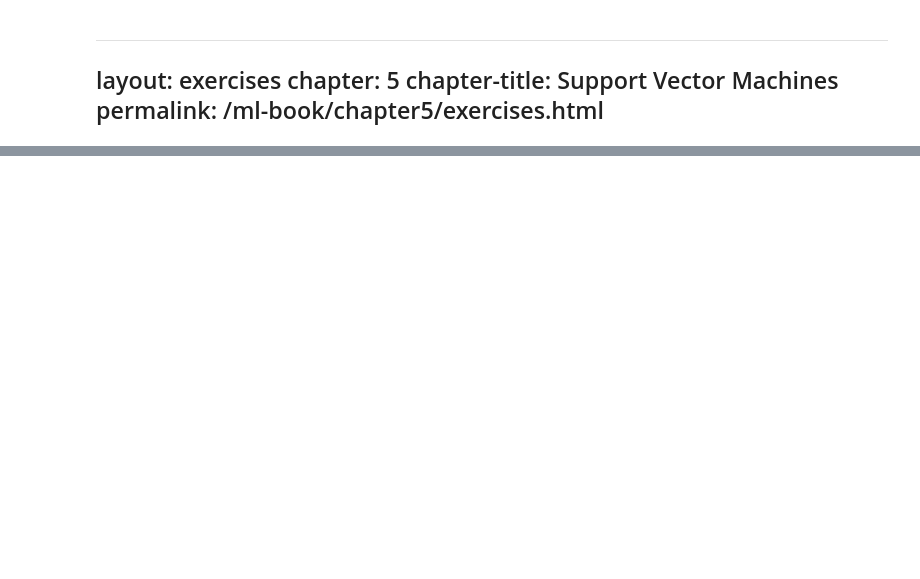
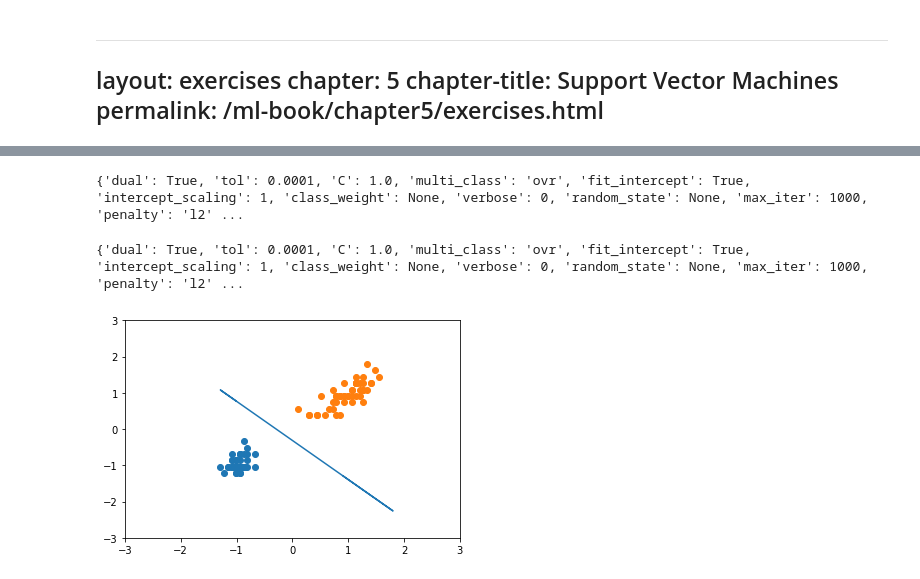
Before and after one commit to rileypeterson/ML, a Jupyter notebook: chapter5/exercises.ipynb, the cells around one changed output, grey strips where cells are left out. Drawn from its saved outputs; the diff is of its cells as text; code cells hidden in the pictures; blank space fills up the shorter version.

```diff
--- a/chapter5/exercises.ipynb
+++ b/chapter5/exercises.ipynb
@@ -316,0 +70,31 @@ True
+# %%
+from sklearn.svm import LinearSVC
+from sklearn.pipeline import make_pipeline
+from sklearn.preprocessing import StandardScaler
+
+X = X[y <= 1][:, [2, 3]]
+y = y[y <= 1]
+
+lsvc_clf = make_pipeline(StandardScaler(), LinearSVC())
+lsvc_clf.fit(X, y)
+print(lsvc_clf.named_steps['linearsvc'].__dict__)
+# %% [output]
+{'dual': True, 'tol': 0.0001, 'C': 1.0, 'multi_class': 'ovr', 'fit_intercept': True, 'intercept_scaling': 1, 'class_weight': None, 'verbose': 0, 'random_state': None, 'max_iter': 1000, 'penalty': 'l2' ...
+# %%
+X_scl = StandardScaler().fit_transform(X)
+clf = LinearSVC()
+clf.fit(X_scl, y)
+plt.scatter(X_scl[y == 0][:, 0], X_scl[y == 0][:, 1])
+plt.scatter(X_scl[y == 1][:, 0], X_scl[y == 1][:, 1])
+a = -clf.coef_[0][0] / clf.coef_[0][1]
+b = -clf.intercept_[0] / clf.coef_[0][1]
+y_line = a * X_scl + b
+plt.plot(X_scl.flatten(), y_line.flatten())
+plt.xlim(-3, 3)
+plt.ylim(-3, 3)
+
+print(clf.__dict__)
+# https://stackoverflow.com/questions/23794277/extract-decision-boundary-with-scikit-learn-linear-svm
+# %% [output]
+{'dual': True, 'tol': 0.0001, 'C': 1.0, 'multi_class': 'ovr', 'fit_intercept': True, 'intercept_scaling': 1, 'class_weight': None, 'verbose': 0, 'random_state': None, 'max_iter': 1000, 'penalty': 'l2' ...
+[figure, added]
```
Also changed, not shown: parts of 41 cells of this notebook.
